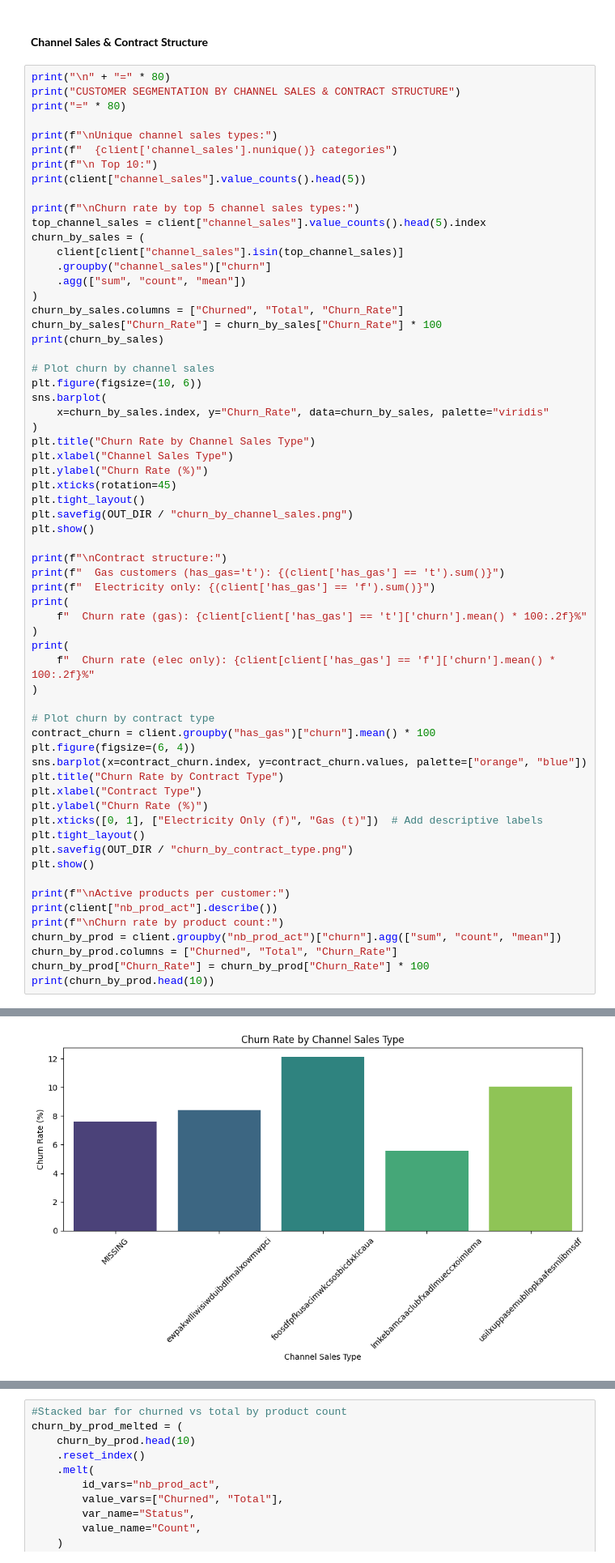
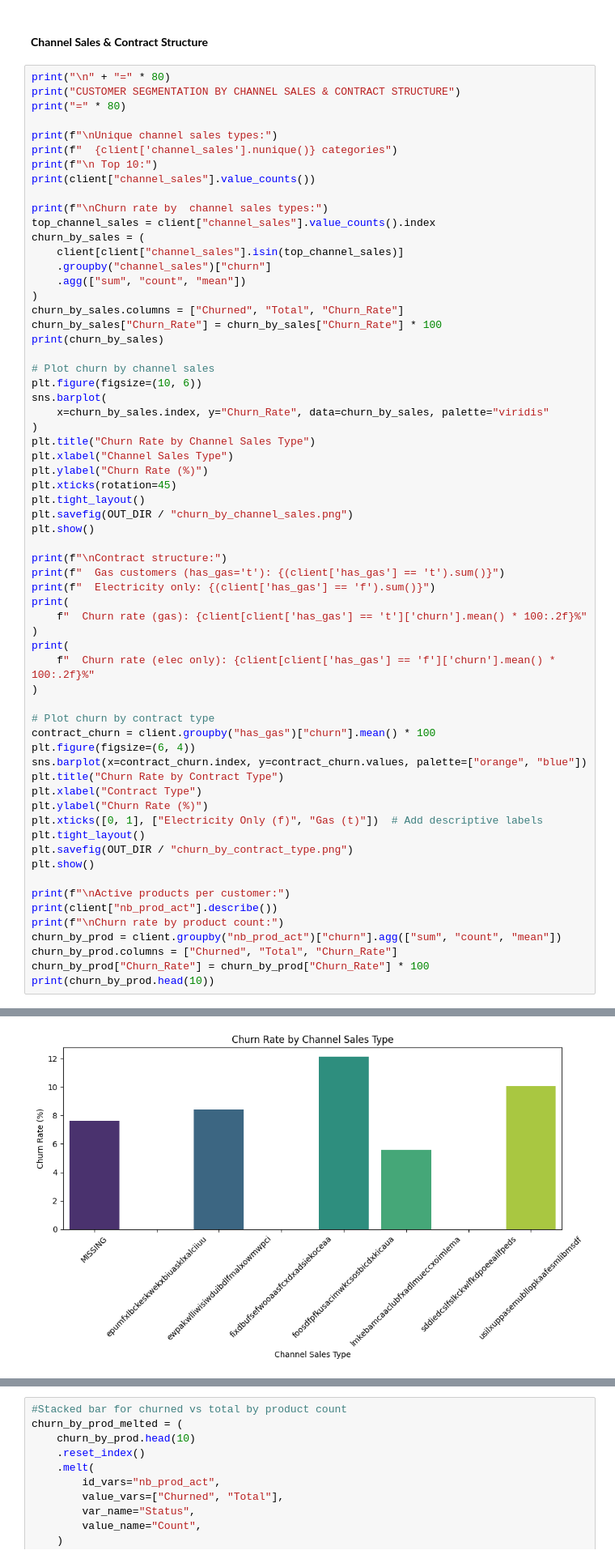
Before and after one commit to fitsblb/PowerCo-Custumer-Churn, a Jupyter notebook: Notebooks/00_eda.ipynb, the cells around one changed output, grey strips where cells are left out. Shown at 81% size. Saved outputs shown, nothing was run; the diff lists cells and outputs as text.

```diff
--- a/Notebooks/00_eda.ipynb
+++ b/Notebooks/00_eda.ipynb
@@ -619,10 +636,10 @@ print("=" * 80)
 print(f"\nUnique channel sales types:")
 print(f"  {client['channel_sales'].nunique()} categories")
 print(f"\n Top 10:")
-print(client["channel_sales"].value_counts().head(5))
+print(client["channel_sales"].value_counts())
 
-print(f"\nChurn rate by top 5 channel sales types:")
-top_channel_sales = client["channel_sales"].value_counts().head(5).index
+print(f"\nChurn rate by  channel sales types:")
+top_channel_sales = client["channel_sales"].value_counts().index
 churn_by_sales = (
     client[client["channel_sales"].isin(top_channel_sales)]
     .groupby("channel_sales")["churn"]
@@ -694,5 +711,5 @@ lmkebamcaaclubfxadlmueccxoimlema      103   1843    5.588714
 usilxuppasemubllopkaafesmlibmsdf      138   1375   10.036364
-[figure, old version]
+[figure, new version]
 Contract structure:
   Gas customers (has_gas='t'): 2651
   Electricity only: 11955
```
Also changed, not shown: parts of 21 cells of this notebook, 27 other files.
